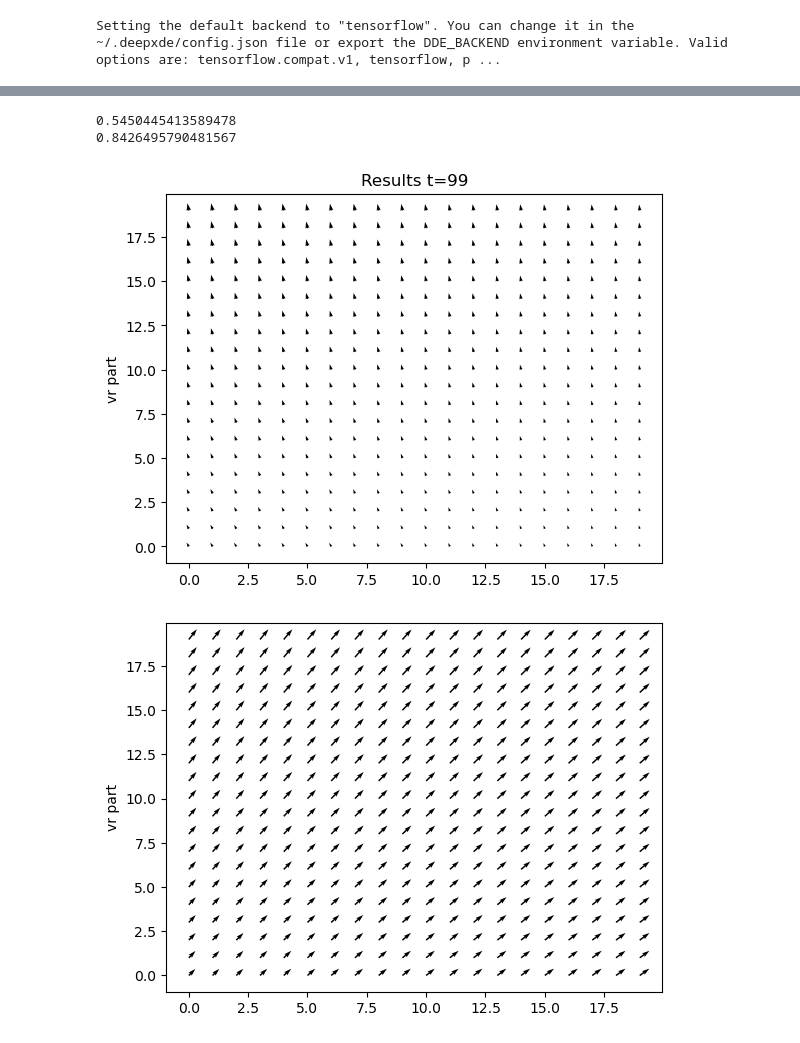
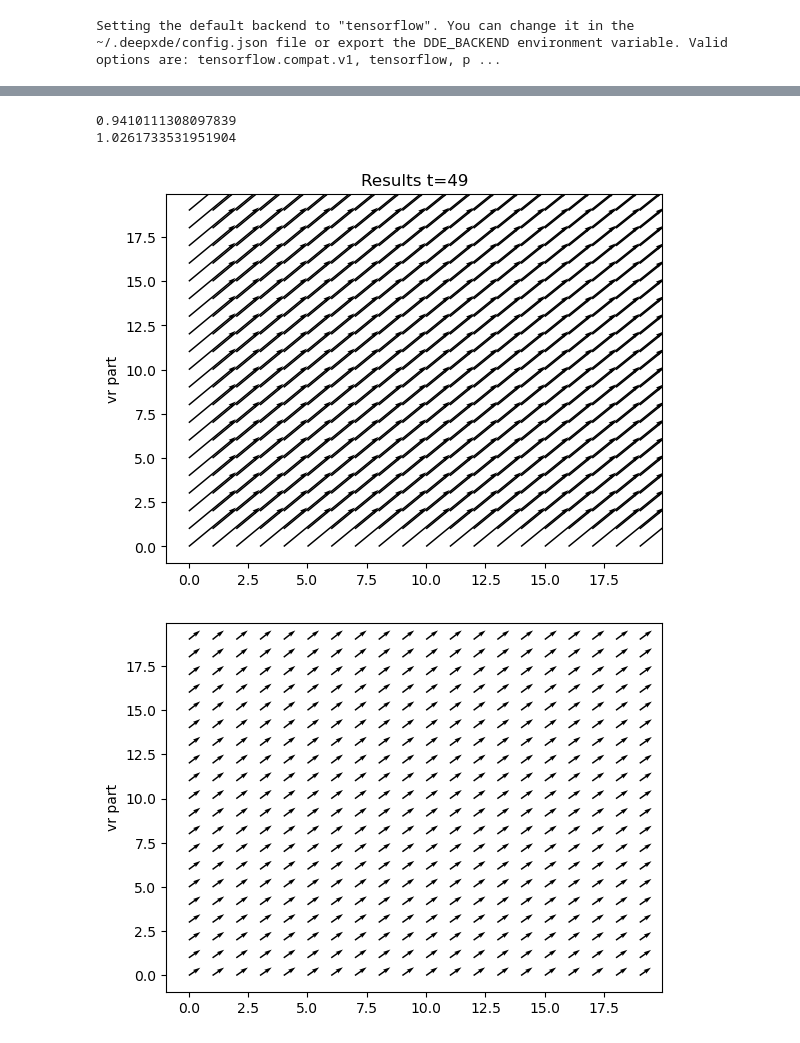
Before and after one commit to Ygrik2003/PINN_GL, a Jupyter notebook: pinn_model/hydro_nn.ipynb, the cells around one changed output, grey strips where cells are left out. Saved outputs shown, nothing was run; the diff lists cells and outputs as text; code cells hidden in the pictures.

```diff
--- a/pinn_model/hydro_nn.ipynb
+++ b/pinn_model/hydro_nn.ipynb
@@ -15,7 +15,7 @@ Setting the default backend to "tensorflow". You can change it in the ~/.deepxde
 # %%
 t_max = 5
 
-rpho = 100
+rpho = 1
 mu = 1e-6
 
 A = 1
@@ -23,7 +23,7 @@ x_min, x_max = 0, 1
 y_min, y_max = 0, 1
 
 step = 0.05
-step_t = 0.05
+step_t = 0.1
 
 t_points = int(t_max / step_t)
 x_points = int((x_max - x_min) / step)
@@ -80,7 +80,10 @@ def pde(x, y):
 # Periodic Boundary conditions
 bc_u_0 = dde.icbc.DirichletBC(domain, lambda x: 0, lambda _, on_boundary: on_boundary, component=0)
 bc_v_0 = dde.icbc.DirichletBC(domain, lambda x: 0, lambda _, on_boundary: on_boundary, component=1)
-# bc_p_0 = dde.icbc.DirichletBC(domain, 0, lambda _, on_boundary: on_boundary)
+
+bc_u_1 = dde.icbc.NeumannBC(domain, lambda x: 0, lambda _, on_boundary: on_boundary, component=0)
+bc_v_1 = dde.icbc.NeumannBC(domain, lambda x: 0, lambda _, on_boundary: on_boundary, component=1)
+# bc_p_0 = dde.icbc.DirichletBC(domain, lambda x: 1, lambda _, on_boundary: True, component=2)
 
 # Initial conditions
 def init_cond_u(x):
@@ -89,11 +92,15 @@ def init_cond_u(x):
 def init_cond_v(x):
     return np.array([A] * len(x))
 
+def init_cond_p(x):
+    return np.array([1] * len(x))
 
-ic_u = dde.icbc.IC(domain, init_cond_u, lambda _, on_initial: on_initial, component=0)
-ic_v = dde.icbc.IC(domain, init_cond_v, lambda _, on_initial: on_initial, component=1)
+
+ic_u = dde.icbc.IC(domain, init_cond_u, lambda _, on_initial: True, component=0)
+ic_v = dde.icbc.IC(domain, init_cond_v, lambda _, on_initial: True, component=1)
+# ic_p = dde.icbc.IC(domain, init_cond_p, lambda _, on_initial: True, component=2)
 # %%
-data = dde.data.TimePDE(domain, pde, [bc_u_0, bc_u_0, ic_u, ic_v],
+data = dde.data.TimePDE(domain, pde, [bc_u_0, bc_v_0, bc_u_1, bc_v_1, ic_u, ic_v],
                          num_domain=x_points * y_points,
                          num_boundary=2*(x_points+y_points),
                          num_initial=x_points*y_points,
@@ -248,30 +263,30 @@ p_predict = griddata(xyt_domain, prediction[:, 2], (x, y, t), method="linear")
 # %%
 print(np.min(u_predict[:,:,0].T))
 print(np.max(u_predict[:,:,0].T))
 
 fig, ax = plt.subplots(1)
 
 ax.set_ylabel("vr part")
 vuv_quiver = ax.quiver(
     np.arange(u_predict.shape[0]),
     np.arange(u_predict.shape[1]),
     u_predict[:,:,0].T,
     v_predict[:,:,0].T,
-    angles='xy', scale_units='xy', scale=1
+    angles='xy', scale_units='xy', scale=0.5
 )
 
 def animate(t_curr):
     ax.set_title(f"Results t={t_curr}")
     vuv_quiver.set_UVC(u_predict[:,:,t_curr].T, v_predict[:,:,t_curr].T)
     return vuv_quiver,
 
 ani_xy = FuncAnimation(fig, animate, frames=len(v_predict[0,0,:]), blit=True)
 
 ani_xy.save("animation_xy.gif", writer="imagemagick", fps=5)
 # %% [output]
-0.5450445413589478
-0.8426495790481567
+0.9410111308097839
+1.0261733531951904
-[figure, old version]
+[figure, new version]
 # %%
 fig, ax = plt.subplots(1)
 frame = 0
@@ -284,4 +299,4 @@ vuv_quiver = ax.quiver(
     angles='xy', scale_units='xy', scale=2
 )
 # %% [output]
-[figure, old version]
+[figure, new version]
```
Also changed, not shown: parts of 4 cells of this notebook, 1 other file.
